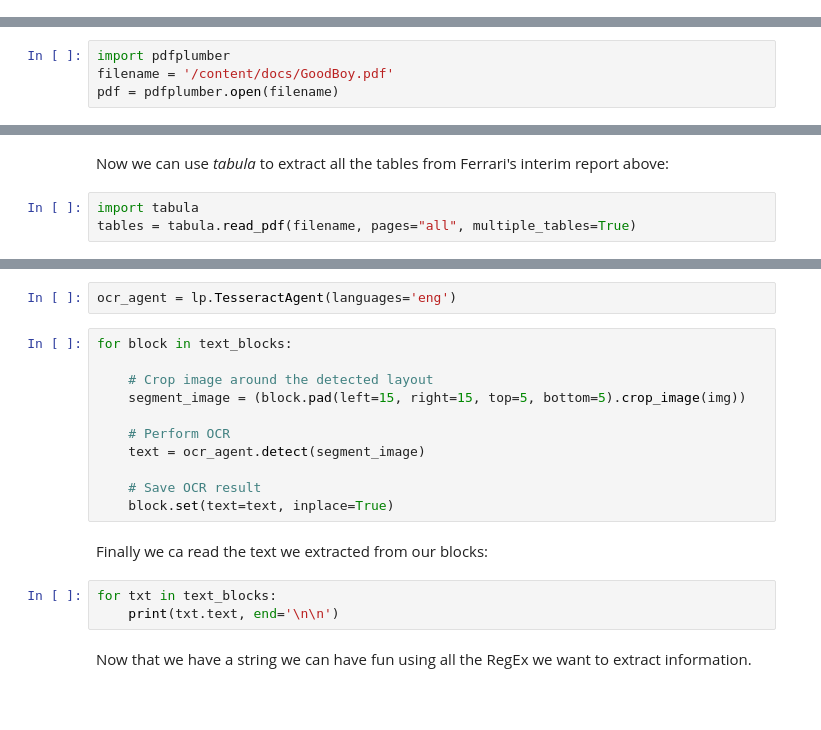
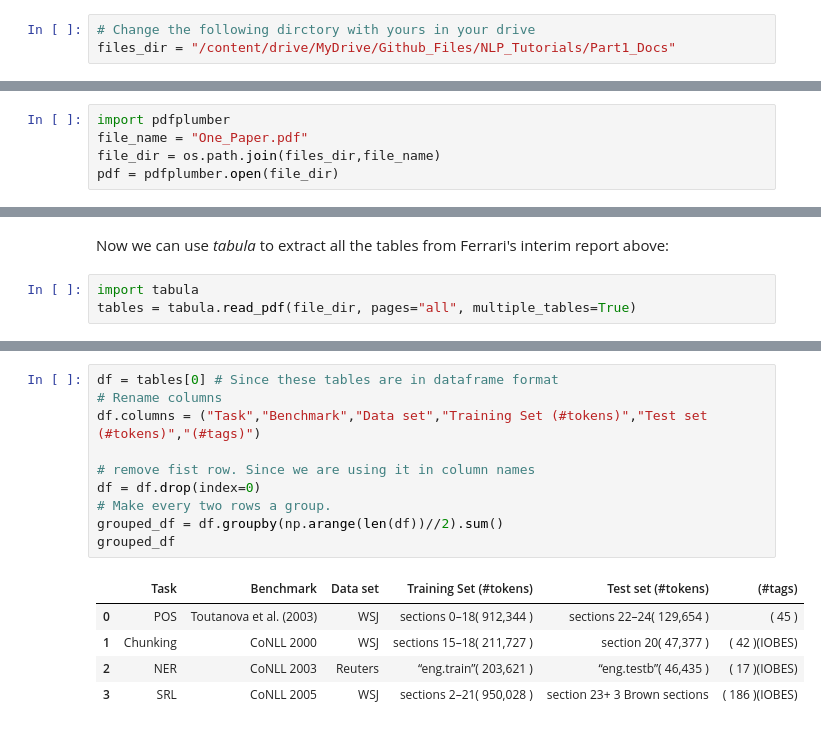
Before and after one commit to Mohammad-Amirifard/NLP_Tutorial, a Jupyter notebook: 01_Reading_and_Manipulating_Text_data.ipynb, the cells around one changed output, grey strips where cells are left out. Cells and saved outputs as stored; diff of their text form; blank space fills up the shorter version.

```diff
--- a/01_Reading_and_Manipulating_Text_data.ipynb
+++ b/01_Reading_and_Manipulating_Text_data.ipynb
@@ -25,3 +33,6 @@ For other notebooks you can use the following links:
+# %%
+# Change the following dirctory with yours in your drive
+files_dir = "/content/drive/MyDrive/Github_Files/NLP_Tutorials/Part1_Docs"
 # %% [markdown]
 #1_Load text from String
 
@@ -682,8 +731,9 @@ Now we can import the module and use it to extract content from a PDF.
 - The HTTPS server won't allow us direct programmatic access, so you'll need to use the file in the `docs/` directory on WeBeep where you found this notebook (as we did with the original Alice text)
 # %%
 import pdfplumber
-filename = '/content/docs/GoodBoy.pdf'
-pdf = pdfplumber.open(filename)
+file_name = "One_Paper.pdf"
+file_dir = os.path.join(files_dir,file_name)
+pdf = pdfplumber.open(file_dir)
 # %% [markdown]
 ## Number of pages
 # %%
@@ -758,4 +862,4 @@ Sometimes it can be useful to extract tabular data from a PDF.
 Now we can use *tabula* to extract all the tables from Ferrari's interim report above:
 # %%
 import tabula
-tables = tabula.read_pdf(filename, pages="all", multiple_tables=True)
+tables = tabula.read_pdf(file_dir, pages="all", multiple_tables=True)
@@ -867,20 +905,16 @@ Now we create an instance of the OCR agent and run it on the text blocks
-# %%
-ocr_agent = lp.TesseractAgent(languages='eng')
-# %%
-for block in text_blocks:
-
-    # Crop image around the detected layout
-    segment_image = (block.pad(left=15, right=15, top=5, bottom=5).crop_image(img))
-
-    # Perform OCR
-    text = ocr_agent.detect(segment_image)
-
-    # Save OCR result
-    block.set(text=text, inplace=True)
-# %% [markdown]
-Finally we ca read the text we extracted from our blocks:
-# %%
-for txt in text_blocks:
-    print(txt.text, end='\n\n')
-# %% [markdown]
-Now that we have a string we can have fun using all the RegEx we want to extract information.
+# %%
+df = tables[0] # Since these tables are in dataframe format
+# Rename columns
+df.columns = ("Task","Benchmark","Data set","Training Set (#tokens)","Test set (#tokens)","(#tags)")
+
+# remove fist row. Since we are using it in column names
+df = df.drop(index=0)
+# Make every two rows a group.
+grouped_df = df.groupby(np.arange(len(df))//2).sum()
+grouped_df
+# %% [output]
+|  | Task | Benchmark | Data set | Training Set (#tokens) | Test set (#tokens) | (#tags) |
+| 0 | POS | Toutanova et al. (2003) | WSJ | sections 0–18( 912,344 ) | sections 22–24( 129,654 ) | ( 45 ) |
+| 1 | Chunking | CoNLL 2000 | WSJ | sections 15–18( 211,727 ) | section 20( 47,377 ) | ( 42 )(IOBES) |
+| 2 | NER | CoNLL 2003 | Reuters | “eng.train”( 203,621 ) | “eng.testb”( 46,435 ) | ( 17 )(IOBES) |
+| 3 | SRL | CoNLL 2005 | WSJ | sections 2–21( 950,028 ) | section 23+ 3 Brown sections | ( 186 )(IOBES) |
```
Also changed, not shown: parts of 64 cells of this notebook.
